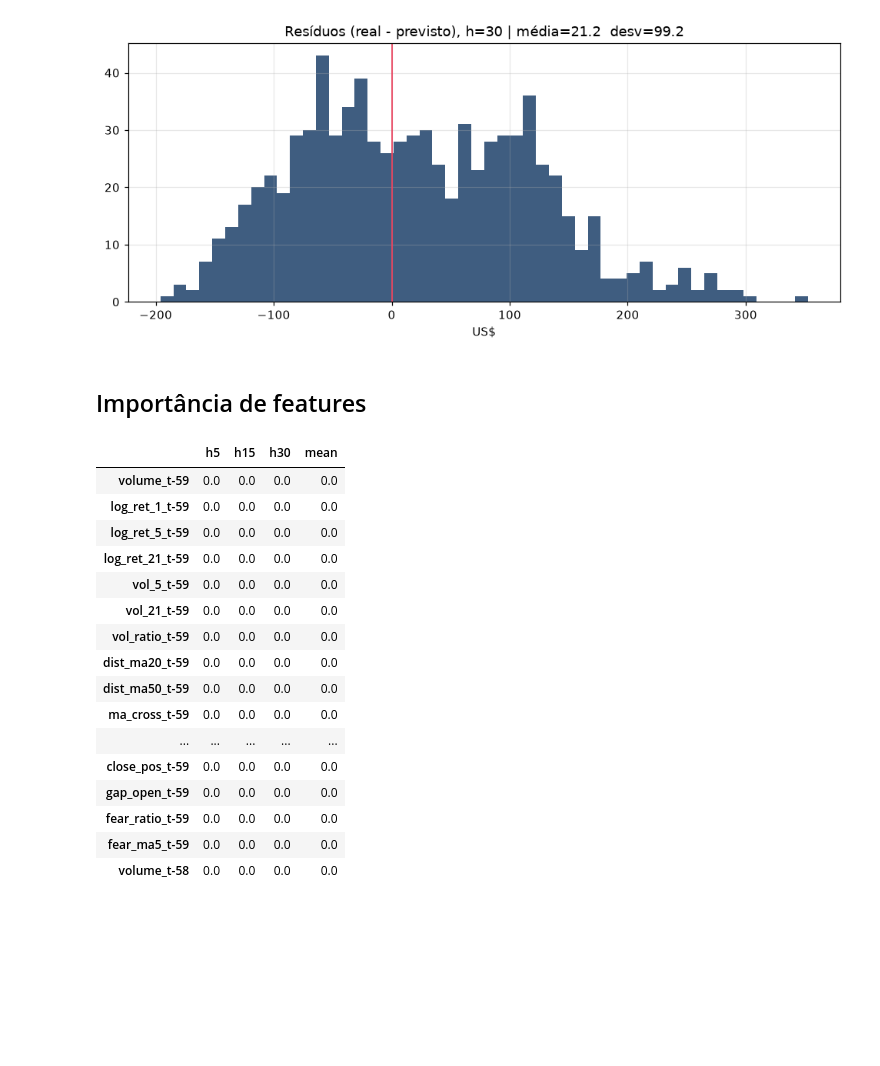
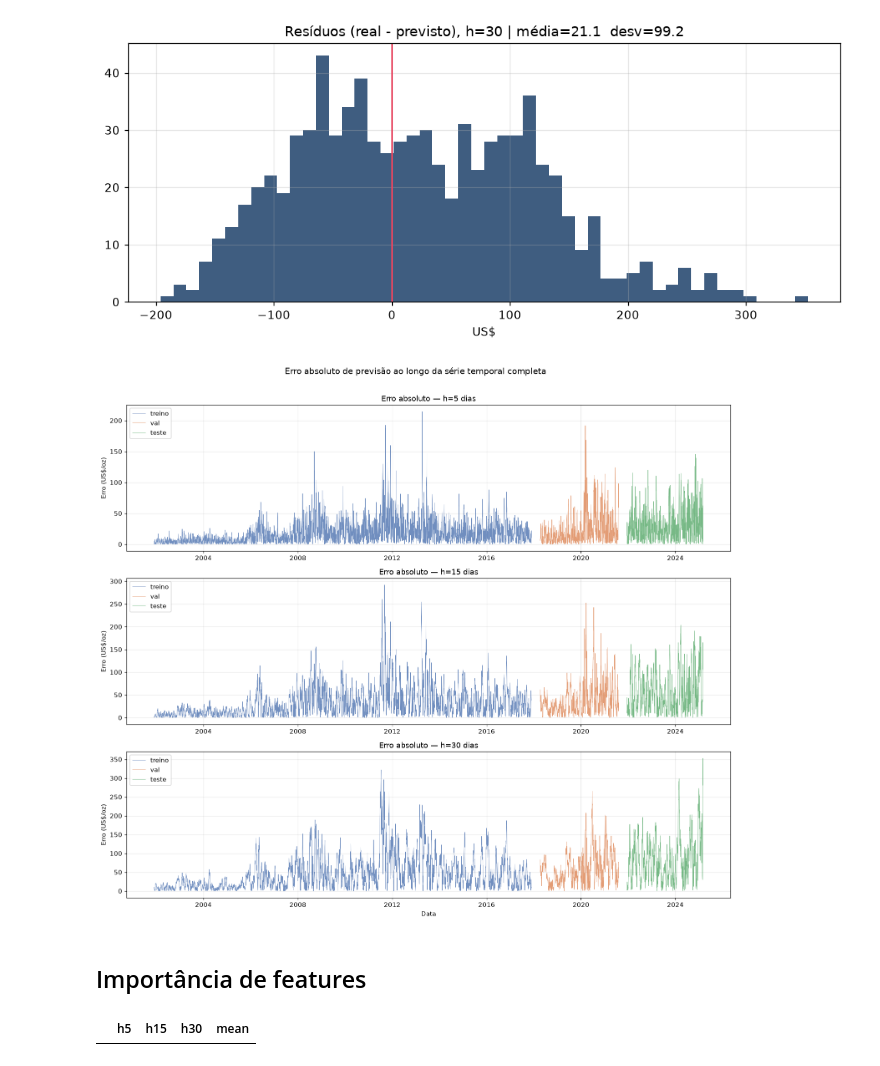
Before and after one commit to JoseEdSouza/gold-forecast, a Jupyter notebook: experiments/02_xgboost/gold_price_xgboost.ipynb, the cells around one changed output. Drawn from its saved outputs; the diff is of its cells as text; code cells hidden in the pictures; blank space fills up the shorter version.

```diff
--- a/experiments/02_xgboost/gold_price_xgboost.ipynb
+++ b/experiments/02_xgboost/gold_price_xgboost.ipynb
@@ -187,7 +187,7 @@ Métrica otimizada: `neg_mean_squared_error`.
 | `subsample` | 0.8615 | 0.9426 | 0.7500 |
 | **CV score (neg MSE)** | **-0.00066** | **-0.001854** | **-0.003419** |
 # %%
-import warnings
+import xgboost as xgb
 
 BEST_PARAMS = {
     5: {
@@ -226,14 +226,14 @@ BEST_PARAMS = {
 }
 
 
-def build_model(horizon: int) -> XGBRegressor:
+def build_model(horizon: int) -> xgb.XGBRegressor:
     params = BEST_PARAMS[horizon]
-    return XGBRegressor(
+    return xgb.XGBRegressor(
         objective="reg:squarederror",
         tree_method="hist",
-        device="cuda",
+        device="cpu",
         random_state=SEED,
-        n_jobs=1,
+        n_jobs=-1,
         **params,
     )
 
@@ -251,11 +251,9 @@ for j, h in enumerate(HORIZONS):
     )
     models[h] = model
 
-with warnings.catch_warnings():
-    warnings.filterwarnings("ignore", message="Falling back to prediction")
-    for split in ["treino", "val", "teste"]:
-        cols = [models[h].predict(X[split]) for h in HORIZONS]
-        preds[split] = np.column_stack(cols).astype(np.float32)
+for split in ["treino", "val", "teste"]:
+    cols = [models[h].predict(X[split]) for h in HORIZONS]
+    preds[split] = np.column_stack(cols).astype(np.float32)
 
 print("modelos treinados:", list(models))
 # %% [output]
@@ -372,32 +423,40 @@ fig = plot_residuals(
 plt.show()
 # %% [output]
 [figure]
+# %%
+# Erro absoluto ao longo de toda a série temporal (treino + val + teste)
+fig, axes = plt.subplots(len(HORIZONS), 1, figsize=(14, 4 * len(HORIZONS)), sharex=False)
+
+colors = {"treino": "#4C72B0", "val": "#DD8452", "teste": "#55A868"}
+
+for ax, (j, h) in zip(axes, enumerate(HORIZONS)):
+    for split in ["treino", "val", "teste"]:
+        dates_split = df["date"].values[Idx[split]]
+        p_true = Prices[split] * np.exp(Y[split][:, j])
+        p_pred = Prices[split] * np.exp(preds[split][:, j])
+        abs_err = np.abs(p_true - p_pred)
+        ax.plot(dates_split, abs_err, lw=0.6, alpha=0.8, label=split, color=colors[split])
+
+    ax.set_title(f"Erro absoluto — h={h} dias")
+    ax.set_ylabel("Erro (US$/oz)")
+    ax.legend(loc="upper left")
+
+axes[-1].set_xlabel("Data")
+fig.suptitle("Erro absoluto de previsão ao longo da série temporal completa", fontsize=13, y=1.01)
+plt.tight_layout()
+plt.show()
+# %% [output]
+[figure, added]
 # %% [markdown]
 ## Importância de features
 # %%
 imp = pd.DataFrame(
     {f"h{h}": models[h].feature_importances_ for h in HORIZONS},
     index=window_feature_names,
 )
 imp["mean"] = imp.mean(axis=1)
-top_imp = imp.sort_values("mean", ascending=False).head(20)
+top_imp = imp[imp["mean"] > 0].sort_values("mean", ascending=False).head(20)
 top_imp
 # %% [output]
 |  | h5 | h15 | h30 | mean |
-| volume_t-59 | 0.0 | 0.0 | 0.0 | 0.0 |
-| log_ret_1_t-59 | 0.0 | 0.0 | 0.0 | 0.0 |
-| log_ret_5_t-59 | 0.0 | 0.0 | 0.0 | 0.0 |
-| log_ret_21_t-59 | 0.0 | 0.0 | 0.0 | 0.0 |
-| vol_5_t-59 | 0.0 | 0.0 | 0.0 | 0.0 |
-| vol_21_t-59 | 0.0 | 0.0 | 0.0 | 0.0 |
-| vol_ratio_t-59 | 0.0 | 0.0 | 0.0 | 0.0 |
-| dist_ma20_t-59 | 0.0 | 0.0 | 0.0 | 0.0 |
-| dist_ma50_t-59 | 0.0 | 0.0 | 0.0 | 0.0 |
-| ma_cross_t-59 | 0.0 | 0.0 | 0.0 | 0.0 |
-| ... | ... | ... | ... | ... |
-| close_pos_t-59 | 0.0 | 0.0 | 0.0 | 0.0 |
-| gap_open_t-59 | 0.0 | 0.0 | 0.0 | 0.0 |
-| fear_ratio_t-59 | 0.0 | 0.0 | 0.0 | 0.0 |
-| fear_ma5_t-59 | 0.0 | 0.0 | 0.0 | 0.0 |
-| volume_t-58 | 0.0 | 0.0 | 0.0 | 0.0 |
 # %%
```
Also changed, not shown: parts of 7 cells of this notebook, 19 other files.
